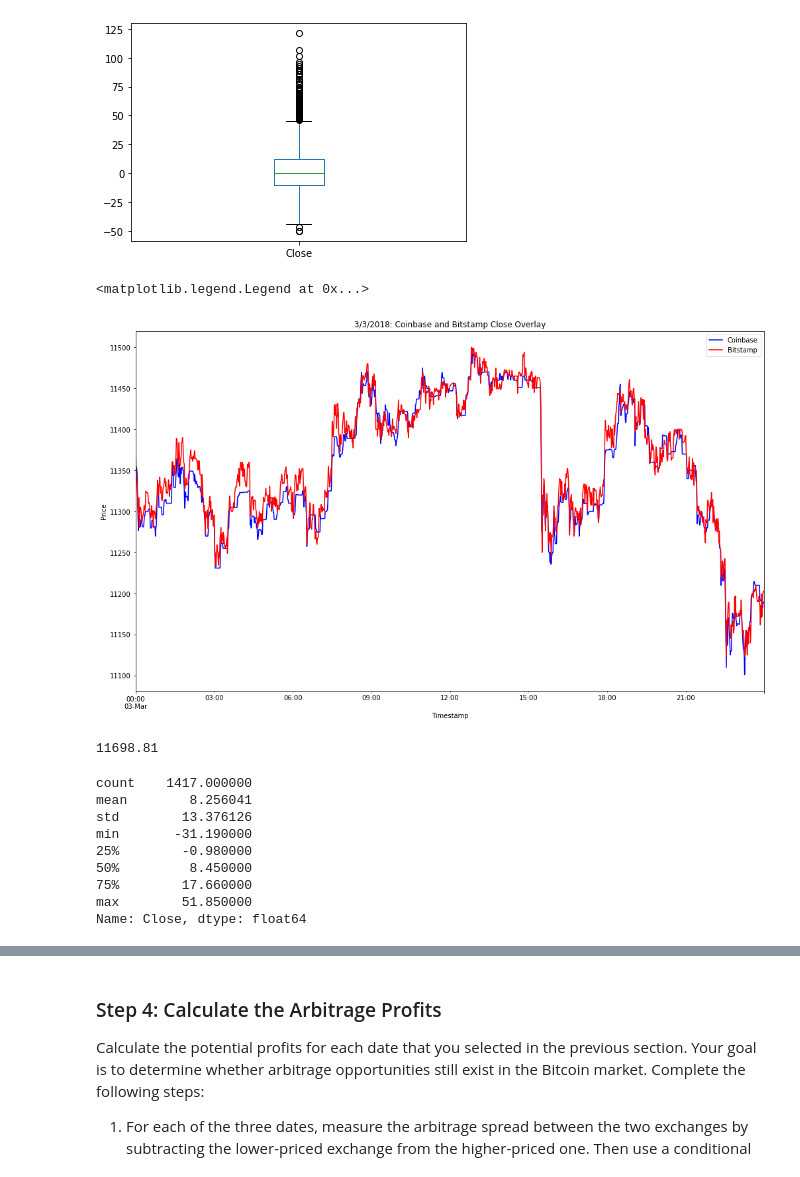
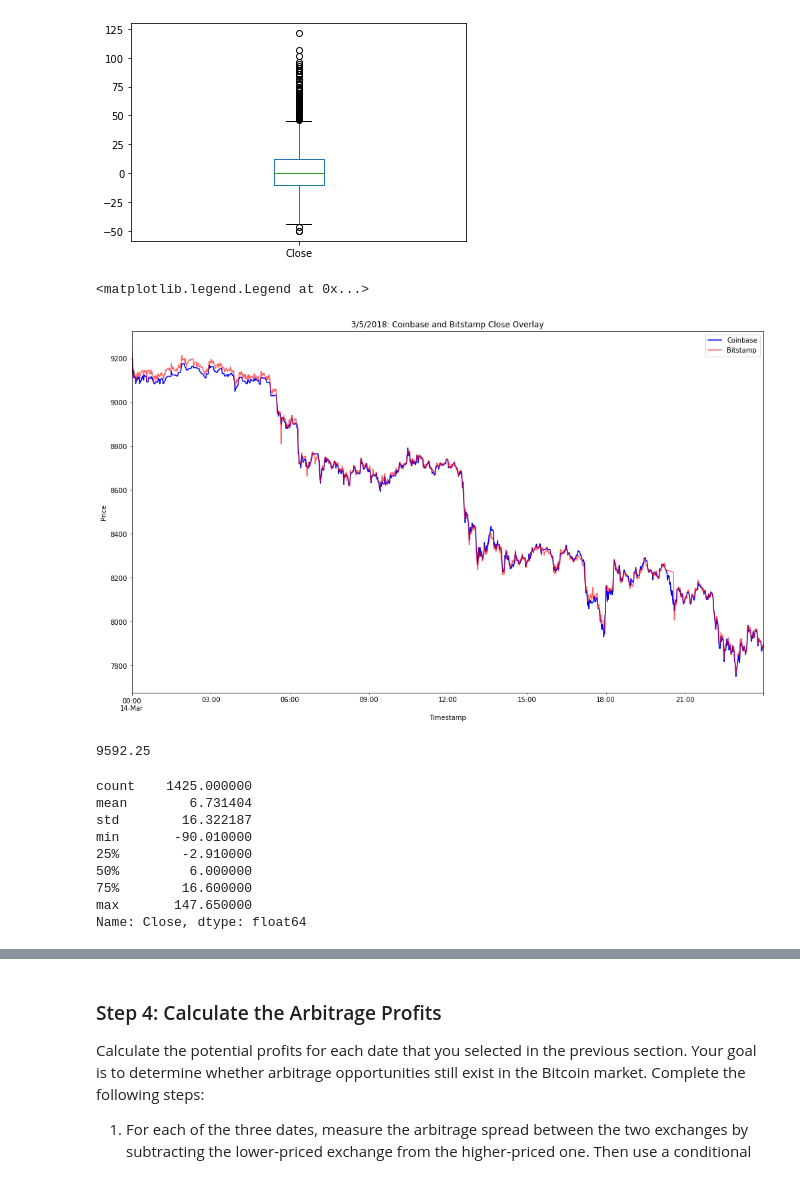
Before and after one commit to scottslusher/Crypto-Arbitrage, a Jupyter notebook: Starter_Code/Starter_Code/crypto_arbitrage.ipynb, the cells around one changed output, grey strips where cells are left out. Saved outputs shown, nothing was run; the diff lists cells and outputs as text; code cells hidden in the pictures.

```diff
--- a/Starter_Code/Starter_Code/crypto_arbitrage.ipynb
+++ b/Starter_Code/Starter_Code/crypto_arbitrage.ipynb
@@ -397,29 +397,29 @@ arbitrage_spread_middle.plot.box()
 # %%
 # Create an overlay plot that visualizes the two dataframes over a period of one day from late in the dataset.
 # Be sure that the plots include the parameters `legend`, `figsize`, `title`, `color` and `label`
-ax = coinbase_sliced['Close'].loc['2018-03-03':'2018-03-03'].plot(figsize=(17,10), ylabel='Price', rot=90, title="3/3/2018: Coinbase and Bitstamp Close Overlay", color='blue')
-bitstamp_sliced['Close'].loc['2018-03-03':'2018-03-03'].plot(ax=ax, color='red', alpha=1)
+ax = coinbase_sliced['Close'].loc['2018-03-14':'2018-03-14'].plot(figsize=(17,10), ylabel='Price', alpha=1, rot=90, title="3/5/2018: Coinbase and Bitstamp Close Overlay", color='blue')
+bitstamp_sliced['Close'].loc['2018-03-14':'2018-03-14'].plot(ax=ax, color='red', alpha=0.6)
 ax.legend(['Coinbase', 'Bitstamp'])
 # %% [output]
 <matplotlib.legend.Legend at 0x...>
-[figure, old version]
+[figure, new version]
 # %%
 # Using the date from the late that you have selected, calculate the arbitrage spread
 # by subtracting the bitstamp lower closing prices from the coinbase higher closing prices
-arbitrage_spread_late = bitstamp_sliced['Close'].loc['2018-03-03':'2018-03-03'] - coinbase_sliced['Close'].loc['2018-03-03':'2018-03-03']
+arbitrage_spread_late = bitstamp_sliced['Close'].loc['2018-03-14':'2018-03-14'] - coinbase_sliced['Close'].loc['2018-03-14':'2018-03-14']
 display(round(arbitrage_spread_late.sum(),2))
 # Generate summary statistics for the late DataFrame
 arbitrage_spread_late.describe()
 # %% [output]
-11698.81
+9592.25
-count    1417.000000
-mean        8.256041
-std        13.376126
-min       -31.190000
-25%        -0.980000
-50%         8.450000
-75%        17.660000
-max        51.850000
+count    1425.000000
+mean        6.731404
+std        16.322187
+min       -90.010000
+25%        -2.910000
+50%         6.000000
+75%        16.600000
+max       147.650000
 Name: Close, dtype: float64
 # %%
 # Visualize the arbitrage spread from late in the dataset in a box plot
```
Also changed, not shown: parts of 12 cells of this notebook.
